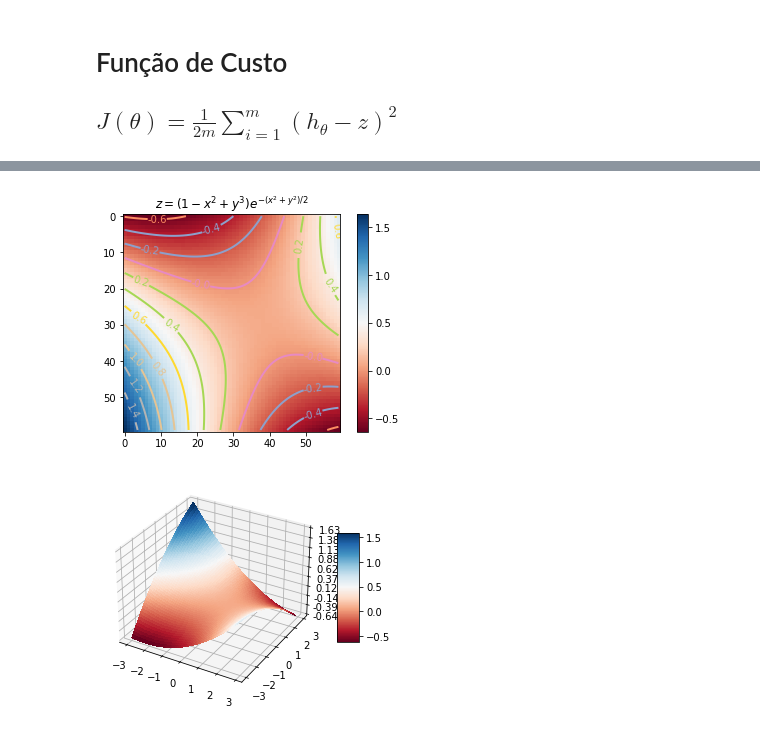
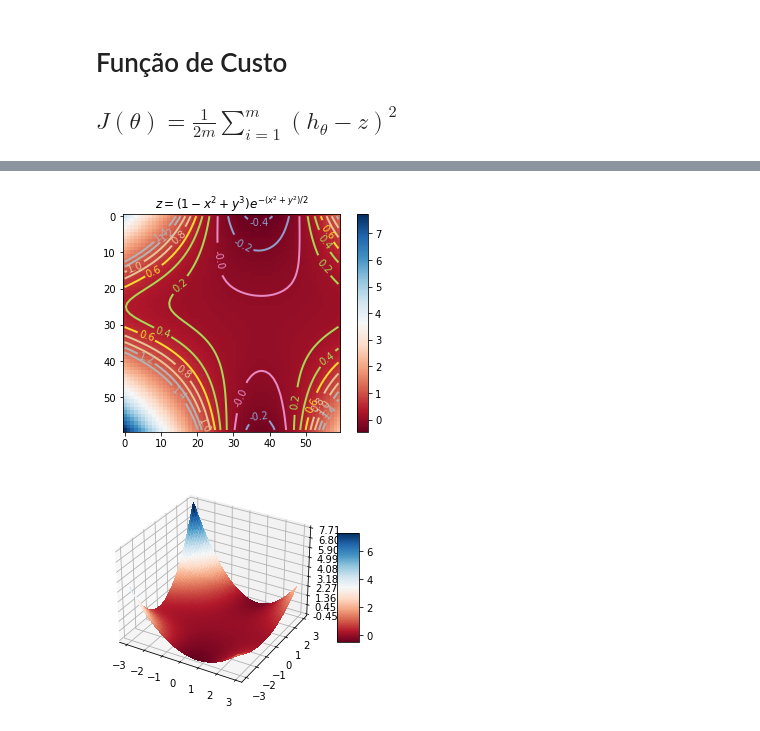
Before and after one commit to heigon77/MC886-MachineLearning-HG, a Jupyter notebook: Projeto 2/P2.ipynb, the cells around one changed output, grey strips where cells are left out. Cells and saved outputs as stored; diff of their text form; code cells hidden in the pictures.

```diff
--- a/Projeto 2/P2.ipynb
+++ b/Projeto 2/P2.ipynb
@@ -320,6 +320,6 @@ plt.show()
 # %%
-def h3(t0,t1,t2,t3,t4,t5,x,y):
-    z = t0 + t1*x + t2*y + t3 *x*y + t4 * x**2 + t5 * y**2
+def h3(t0,t1,t2,t3,t4,t5,t6,t7,t8,x,y):
+    z = t0 + t1*x + t2*y + t3 *x*y + t4 * x**2 + t5 * y**2 + t6 * x**2 * y + t7 * x * y**2 + t8 * x**2 * y**2
     return z
 # %% [markdown]
 # Função de Custo
@@ -359,6 +371,9 @@ t2A = 0
 t3A = 0
 t4A = 0
 t5A = 0
+t6A = 0
+t7A = 0
+t8A = 0
 alpha = 0.1
 m = len(X)
 
@@ -366,33 +381,48 @@ for j in range(101):
 
     soma = 0
     for i in range(m):
-        soma += (h3(t0A,t1A,t2A,t3A,t4A,t5A,X[i],Y[i]) - Z[i]) * 1
+        soma += (h3(t0A,t1A,t2A,t3A,t4A,t5A,t6A,t7A,t8A,X[i],Y[i]) - Z[i]) * 1
     t0N = t0A - (alpha/m) * soma
 
     soma = 0
     for i in range(m):
-        soma += (h3(t0A,t1A,t2A,t3A,t4A,t5A,X[i],Y[i]) - Z[i]) * X[i]
+        soma += (h3(t0A,t1A,t2A,t3A,t4A,t5A,t6A,t7A,t8A,X[i],Y[i]) - Z[i]) * X[i]
     t1N = t1A - (alpha/m) * soma
 
     soma = 0
     for i in range(m):
-        soma += (h3(t0A,t1A,t2A,t3A,t4A,t5A,X[i],Y[i]) - Z[i]) * Y[i]
+        soma += (h3(t0A,t1A,t2A,t3A,t4A,t5A,t6A,t7A,t8A,X[i],Y[i]) - Z[i]) * Y[i]
     t2N = t2A - (alpha/m) * soma
 
     soma = 0
     for i in range(m):
-        soma += (h3(t0A,t1A,t2A,t3A,t4A,t5A,X[i],Y[i]) - Z[i]) * ( X[i] * Y[i])
+        soma += (h3(t0A,t1A,t2A,t3A,t4A,t5A,t6A,t7A,t8A,X[i],Y[i]) - Z[i]) * ( X[i] * Y[i])
     t3N = t3A - (alpha/m) * soma
 
     soma = 0
     for i in range(m):
-        soma += (h3(t0A,t1A,t2A,t3A,t4A,t5A,X[i],Y[i]) - Z[i]) * X[i]**2
+        soma += (h3(t0A,t1A,t2A,t3A,t4A,t5A,t6A,t7A,t8A,X[i],Y[i]) - Z[i]) * X[i]**2
     t4N = t4A - (alpha/m) * soma
 
     soma = 0
     for i in range(m):
-        soma += (h3(t0A,t1A,t2A,t3A,t4A,t5A,X[i],Y[i]) - Z[i]) * Y[i]**2
+        soma += (h3(t0A,t1A,t2A,t3A,t4A,t5A,t6A,t7A,t8A,X[i],Y[i]) - Z[i]) * Y[i]**2
     t5N = t5A - (alpha/m) * soma
+
+    soma = 0
+    for i in range(m):
+        soma += (h3(t0A,t1A,t2A,t3A,t4A,t5A,t6A,t7A,t8A,X[i],Y[i]) - Z[i]) * X[i]**2 * Y[i]
+    t6N = t6A - (alpha/m) * soma
+
+    soma = 0
+    for i in range(m):
+        soma += (h3(t0A,t1A,t2A,t3A,t4A,t5A,t6A,t7A,t8A,X[i],Y[i]) - Z[i]) * X[i] * Y[i]**2
+    t7N = t7A - (alpha/m) * soma
+
+    soma = 0
+    for i in range(m):
+        soma += (h3(t0A,t1A,t2A,t3A,t4A,t5A,t6A,t7A,t8A,X[i],Y[i]) - Z[i]) * X[i]**2 * Y[i]**2
+    t8N = t8A - (alpha/m) * soma
 
     t0A = t0N
     t1A = t1N
@@ -400,10 +430,16 @@ for j in range(101):
     t3A = t3N
     t4A = t4N
     t5A = t5N
+    t6A = t6N
+    t7A = t7N
+    t8A = t8N
 print(t0N)
 print(t1N)
 print(t2N)
 print(t3N)
 print(t4N)
 print(t5N)
+print(t6N)
+print(t7N)
+print(t8N)
 # %% [output]
@@ -464,22 +503,22 @@ plt.show()
 # %%
 from numpy import exp,arange
 from pylab import meshgrid,cm,imshow,contour,clabel,colorbar,axis,title,show
 
 x = arange(-3.0,3.0,0.1)
 y = arange(-3.0,3.0,0.1)
 X,Y = meshgrid(x, y) # grid of point
-Z = h3(t0N,t1N,t2N,t3N,t4N,t5N,X,Y) # evaluation of the function on the grid
+Z = h3(t0N,t1N,t2N,t3N,t4N,t5N,t6N,t7N,t8N,X,Y) # evaluation of the function on the grid
 
 im = imshow(Z,cmap=cm.RdBu) # drawing the function
 # adding the Contour lines with labels
 cset = contour(Z,arange(-1,1.5,0.2),linewidths=2,cmap=cm.Set2)
 clabel(cset,inline=True,fmt='%1.1f',fontsize=10)
 colorbar(im) # adding the colobar on the right
 # latex fashion title
 title('$z=(1-x^2+y^3) e^{-(x^2+y^2)/2}$')
 show()
 # %% [output]
-[figure, old version]
+[figure, new version]
 # %%
 from mpl_toolkits.mplot3d import Axes3D
 from matplotlib import cm
@@ -500,4 +539,4 @@ fig.colorbar(surf, shrink=0.5, aspect=5)
 
 plt.show()
 # %% [output]
-[figure, old version]
+[figure, new version]
```
Also changed, not shown: parts of 8 cells of this notebook.
